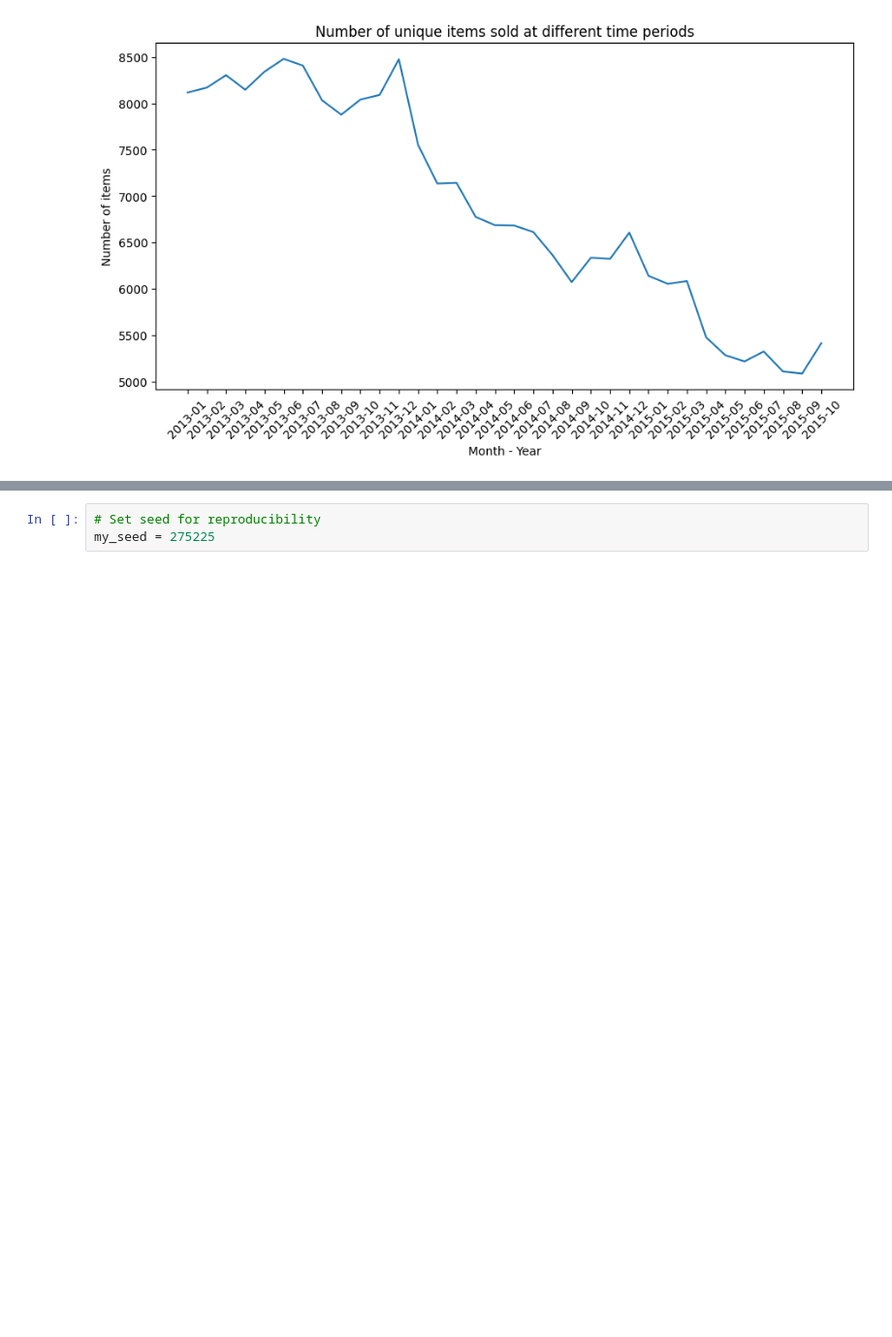
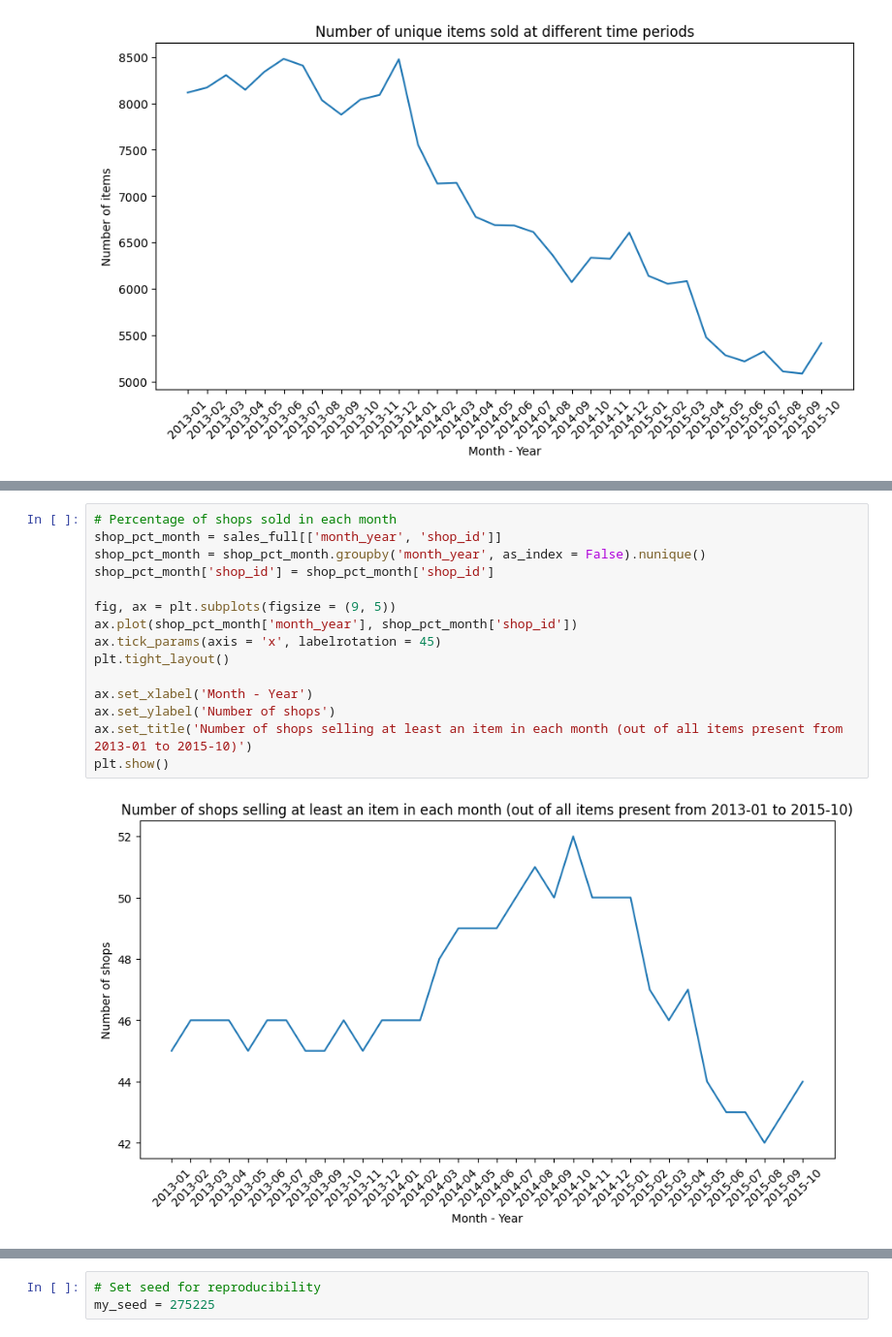
Before and after one commit to thaianle/future-sales-prediction, a Jupyter notebook: prediction_code.ipynb, the cells around one changed output, grey strips where cells are left out. Shown at 97% size. Saved outputs shown, nothing was run; the diff lists cells and outputs as text; blank space fills up the shorter version.

```diff
--- a/prediction_code.ipynb
+++ b/prediction_code.ipynb
@@ -649,0 +676,17 @@ plt.show()
+# %%
+# Percentage of shops sold in each month
+shop_pct_month = sales_full[['month_year', 'shop_id']]
+shop_pct_month = shop_pct_month.groupby('month_year', as_index = False).nunique()
+shop_pct_month['shop_id'] = shop_pct_month['shop_id']
+
+fig, ax = plt.subplots(figsize = (9, 5))
+ax.plot(shop_pct_month['month_year'], shop_pct_month['shop_id'])
+ax.tick_params(axis = 'x', labelrotation = 45)
+plt.tight_layout()
+
+ax.set_xlabel('Month - Year')
+ax.set_ylabel('Number of shops')
+ax.set_title('Number of shops selling at least an item in each month (out of all items present from 2013-01 to 2015-10)')
+plt.show()
+# %% [output]
+[figure, added]
```
Also changed, not shown: parts of 18 cells of this notebook, 1 other file.
